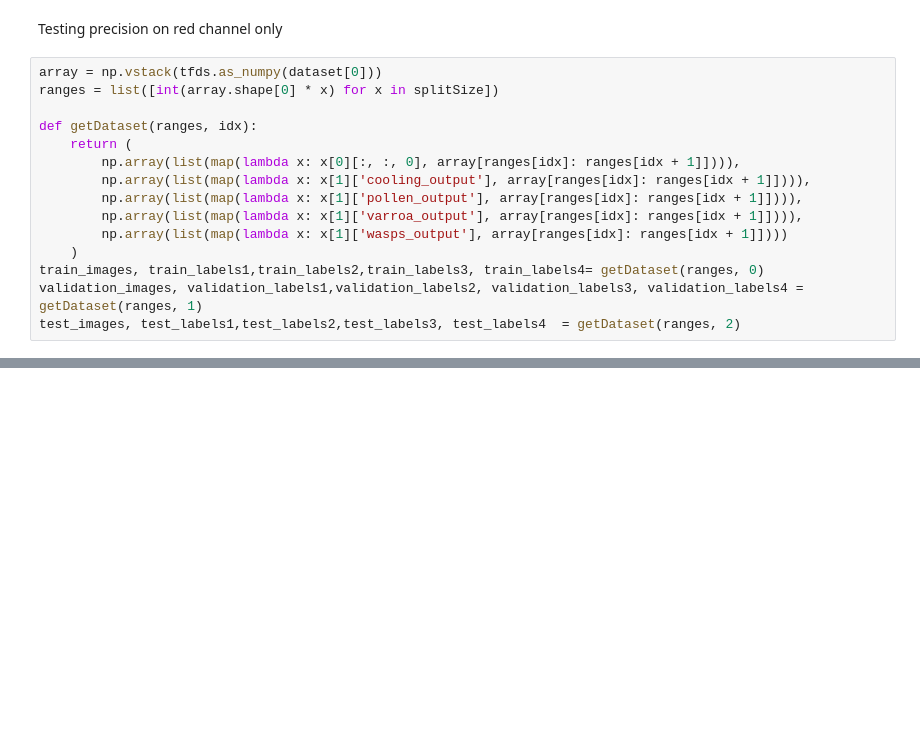
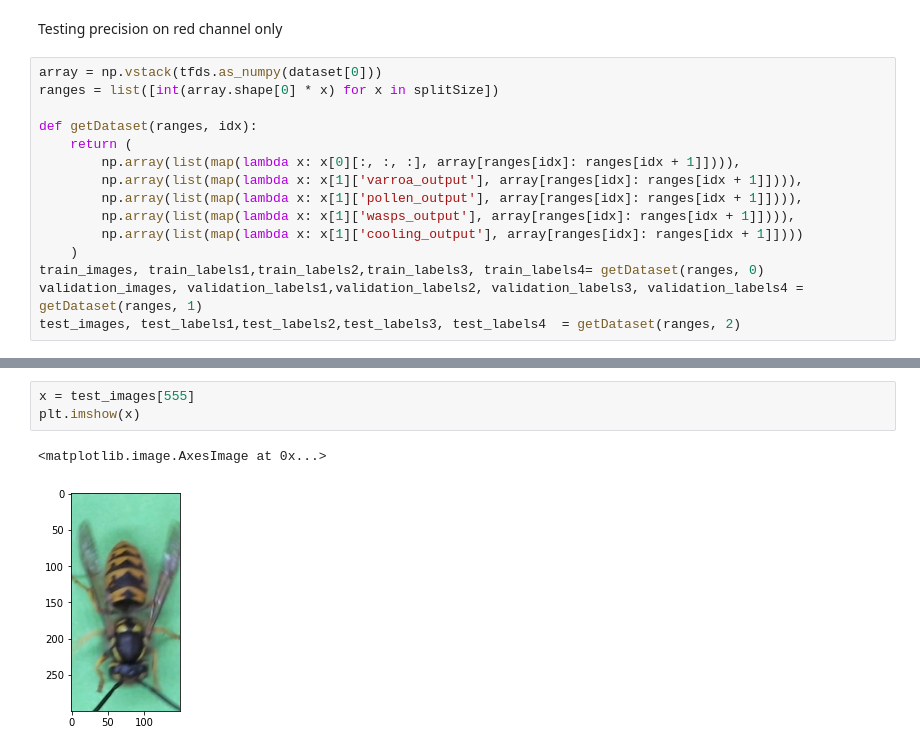
Before and after one commit to Meridor6919/BeeClassification, a Jupyter notebook: BeeClassification.ipynb, the cells around one changed output, grey strips where cells are left out. Cells and saved outputs as stored; diff of their text form; blank space fills up the shorter version.

```diff
--- a/BeeClassification.ipynb
+++ b/BeeClassification.ipynb
@@ -19,11 +27,11 @@ ranges = list([int(array.shape[0] * x) for x in splitSize])
 
 def getDataset(ranges, idx):
     return (
-        np.array(list(map(lambda x: x[0][:, :, 0], array[ranges[idx]: ranges[idx + 1]]))),
-        np.array(list(map(lambda x: x[1]['cooling_output'], array[ranges[idx]: ranges[idx + 1]]))),
+        np.array(list(map(lambda x: x[0][:, :, :], array[ranges[idx]: ranges[idx + 1]]))),
+        np.array(list(map(lambda x: x[1]['varroa_output'], array[ranges[idx]: ranges[idx + 1]]))),
         np.array(list(map(lambda x: x[1]['pollen_output'], array[ranges[idx]: ranges[idx + 1]]))),
-        np.array(list(map(lambda x: x[1]['varroa_output'], array[ranges[idx]: ranges[idx + 1]]))),
-        np.array(list(map(lambda x: x[1]['wasps_output'], array[ranges[idx]: ranges[idx + 1]])))
+        np.array(list(map(lambda x: x[1]['wasps_output'], array[ranges[idx]: ranges[idx + 1]]))),
+        np.array(list(map(lambda x: x[1]['cooling_output'], array[ranges[idx]: ranges[idx + 1]])))
     )
 train_images, train_labels1,train_labels2,train_labels3, train_labels4= getDataset(ranges, 0)
 validation_images, validation_labels1,validation_labels2, validation_labels3, validation_labels4 = getDataset(ranges, 1)
@@ -97,0 +104,6 @@ model_all.evaluate(test_images, test_labels)
+# %%
+x = test_images[555]
+plt.imshow(x)
+# %% [output]
+<matplotlib.image.AxesImage at 0x...>
+[figure, added]
```
Also changed, not shown: parts of 12 cells of this notebook.
